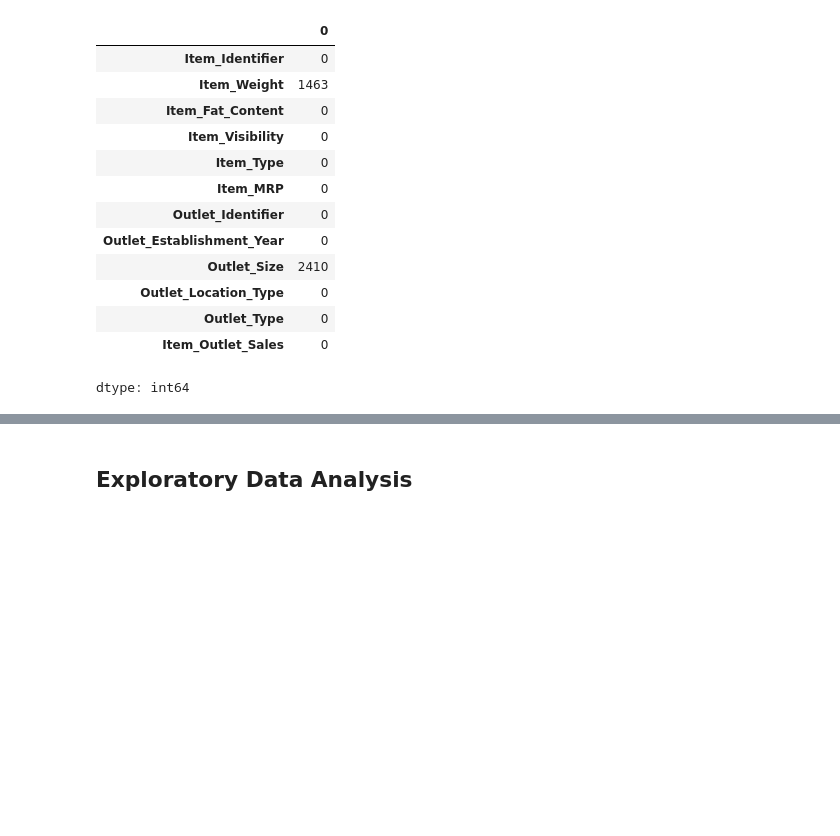
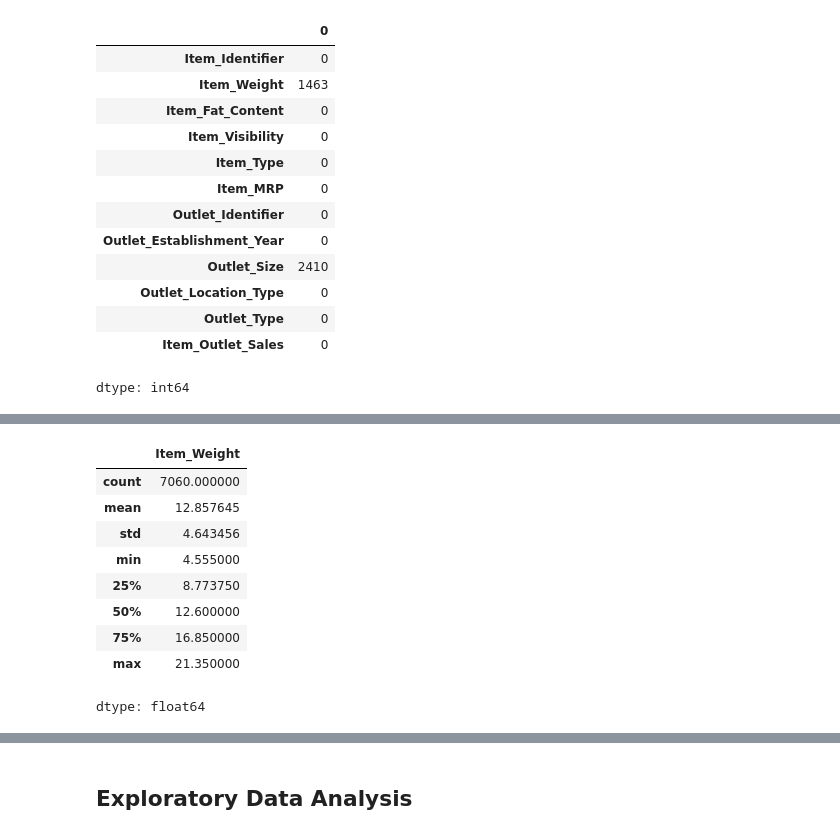
Before and after one commit to abdelrahman-rajab-hassan/prediction-of-product-sales, a Jupyter notebook: prediction_of_product_sales.ipynb, the cells around one changed output, grey strips where cells are left out. Saved outputs shown, nothing was run; the diff lists cells and outputs as text; code cells hidden in the pictures; blank space fills up the shorter version.

```diff
--- a/prediction_of_product_sales.ipynb
+++ b/prediction_of_product_sales.ipynb
@@ -108,0 +138,13 @@ dtype: int64
+# %%
+df['Item_Weight'].describe()
+# %% [output]
+|  | Item_Weight |
+| count | 7060.000000 |
+| mean | 12.857645 |
+| std | 4.643456 |
+| min | 4.555000 |
+| 25% | 8.773750 |
+| 50% | 12.600000 |
+| 75% | 16.850000 |
+| max | 21.350000 |
+dtype: float64
```
Also changed, not shown: parts of 20 cells of this notebook.
